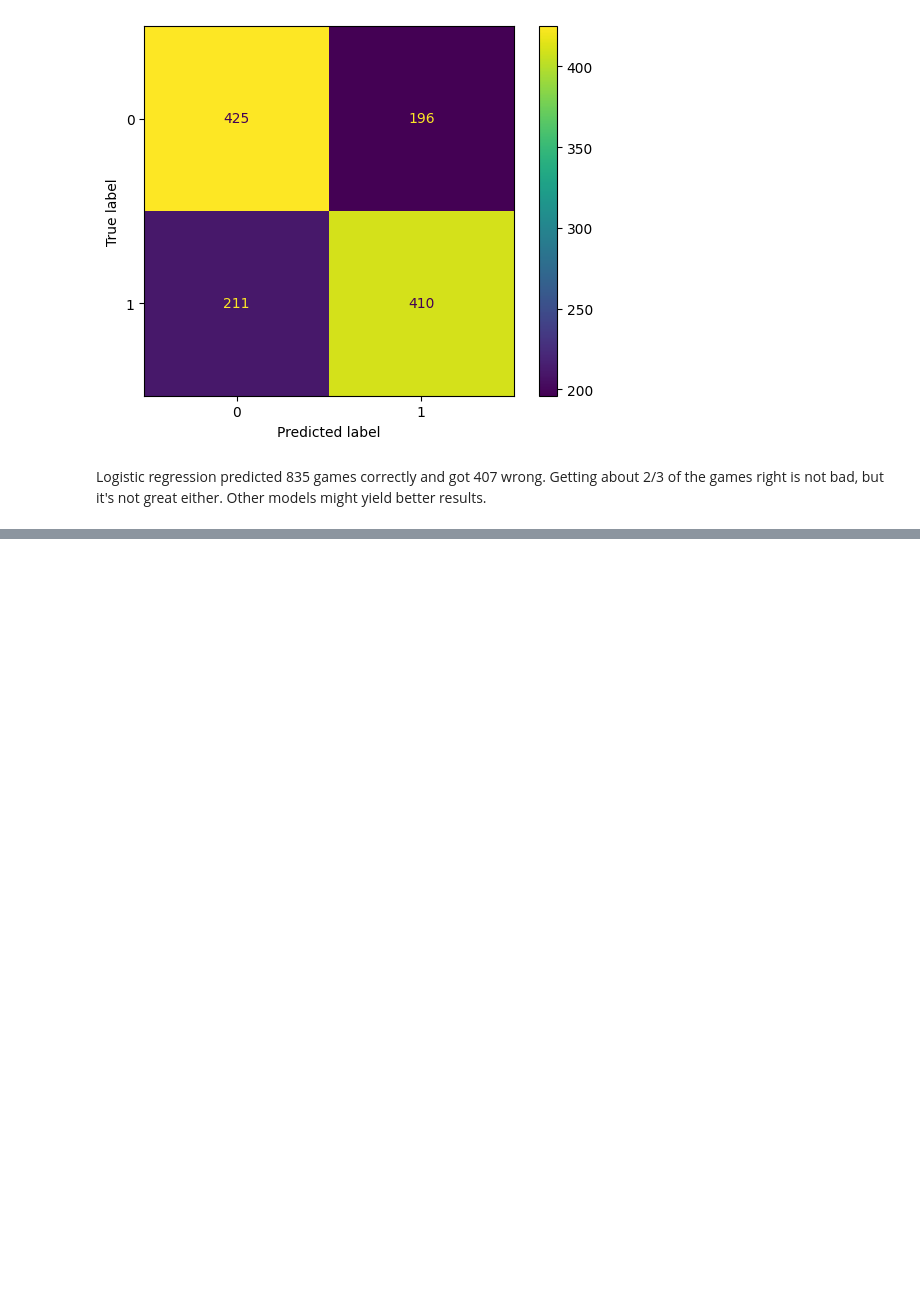
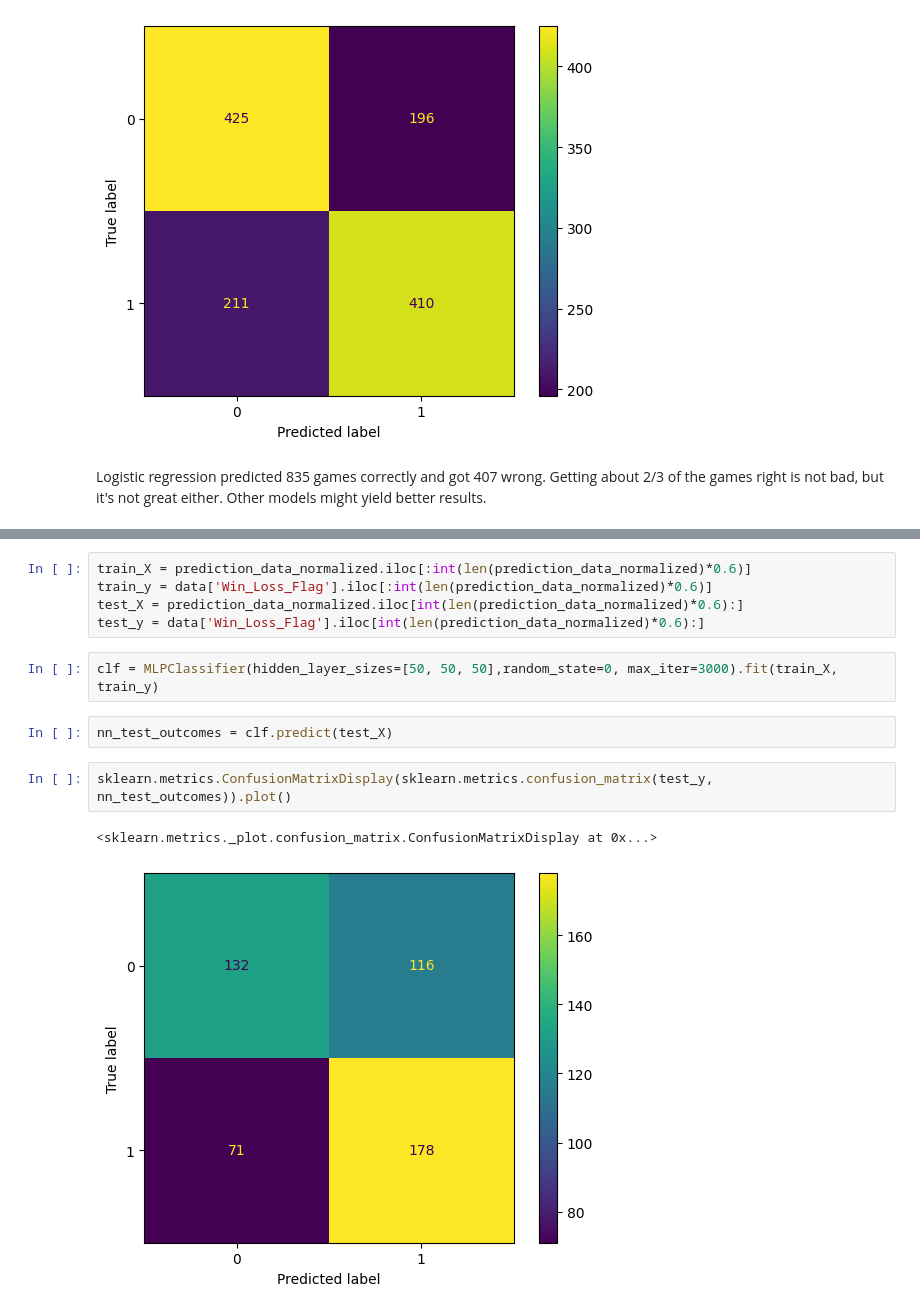
Before and after one commit to amarkules1/march_madness, a Jupyter notebook: notebooks/logistic_regression.ipynb, the cells around one changed output, grey strips where cells are left out. Cells and saved outputs as stored; diff of their text form; blank space fills up the shorter version.

```diff
--- a/notebooks/logistic_regression.ipynb
+++ b/notebooks/logistic_regression.ipynb
@@ -95,0 +108,14 @@ Logistic regression predicted 835 games correctly and got 407 wrong. Getting abo
+# %%
+train_X = prediction_data_normalized.iloc[:int(len(prediction_data_normalized)*0.6)]
+train_y = data['Win_Loss_Flag'].iloc[:int(len(prediction_data_normalized)*0.6)]
+test_X = prediction_data_normalized.iloc[int(len(prediction_data_normalized)*0.6):]
+test_y = data['Win_Loss_Flag'].iloc[int(len(prediction_data_normalized)*0.6):]
+# %%
+clf = MLPClassifier(hidden_layer_sizes=[50, 50, 50],random_state=0, max_iter=3000).fit(train_X, train_y)
+# %%
+nn_test_outcomes = clf.predict(test_X)
+# %%
+sklearn.metrics.ConfusionMatrixDisplay(sklearn.metrics.confusion_matrix(test_y, nn_test_outcomes)).plot()
+# %% [output]
+<sklearn.metrics._plot.confusion_matrix.ConfusionMatrixDisplay at 0x...>
+[figure, added]
```
Also changed, not shown: parts of 4 cells of this notebook.
